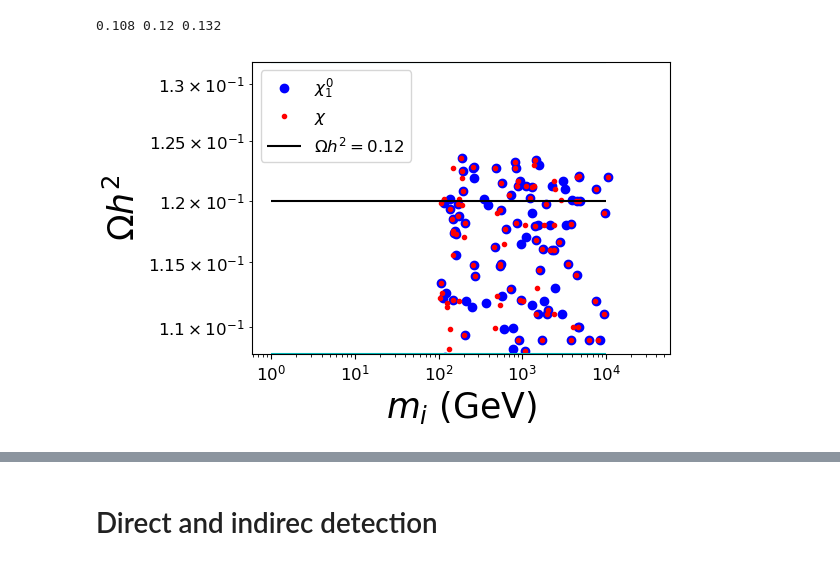
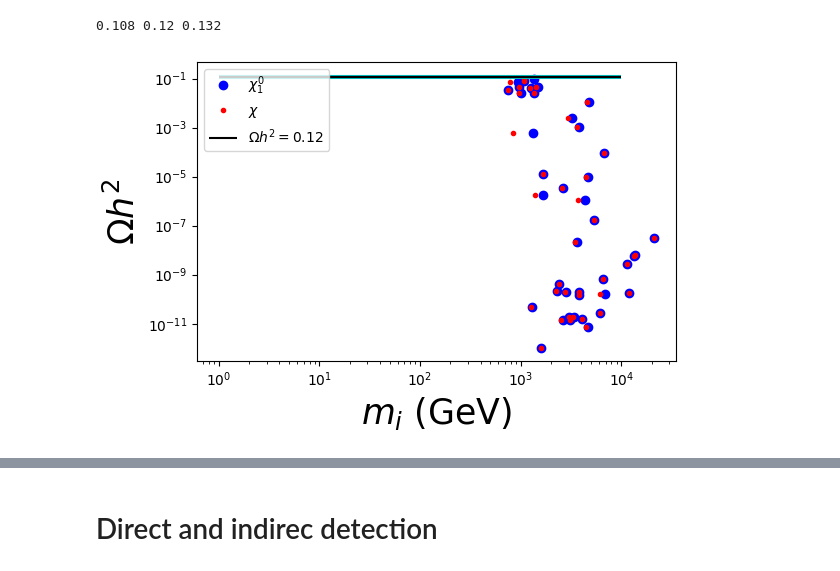
Before and after one commit to davidsuarezr/MDEO, a Jupyter notebook: random-scan-v1.ipynb, the cells around one changed output, grey strips where cells are left out. Saved outputs shown, nothing was run; the diff lists cells and outputs as text; code cells hidden in the pictures.

```diff
--- a/random-scan-v1.ipynb
+++ b/random-scan-v1.ipynb
@@ -258,26 +260,26 @@ xd['mChi'] = xd.Yc*xd.vX/np.sqrt(2.)
 # %%
 plt.figure(figsize=(6,4))
 
 #plt.loglog(xd.vX*xd.Yc/np.sqrt(2.),xd.Omega1,'b.')
 #plt.loglog(xd.mXi_1,xd.Omega2,'g.')
 plt.loglog(xd.mXi_1,(xd.Omega1+xd.Omega2),'bo',label='$\chi_1^0$')
 plt.loglog(xd.mChi,(xd.Omega1+xd.Omega2),'r.',label='$\chi$')
 
 plt.hlines(Omega_max,1,1e4, 'c',label=r'')
 plt.hlines(Omega_min,1,1e4, 'c',label=r'')
 
 plt.hlines(Omega,1,1e4, 'k',label=r'$\Omega h^2=$0.12')
 
 plt.xlabel(r'$m_i$ (GeV)',size=25)
 plt.ylabel(r'$\Omega h^2$',size=25)
 plt.legend()
 
-plt.ylim(Omega_min,Omega_max)
+#plt.ylim(Omega_min,Omega_max)
 #plt.ylim(0.10,0.15)
 
 plt.tight_layout()
 # %% [output]
-[figure, old version]
+[figure, new version]
 # %%
 yd = xd[np.logical_and((xd.Omega1+xd.Omega2)>Omega_min,(xd.Omega1+xd.Omega2)<Omega_max)]
 # %%
```
Also changed, not shown: parts of 3 cells of this notebook, 14 other files.
